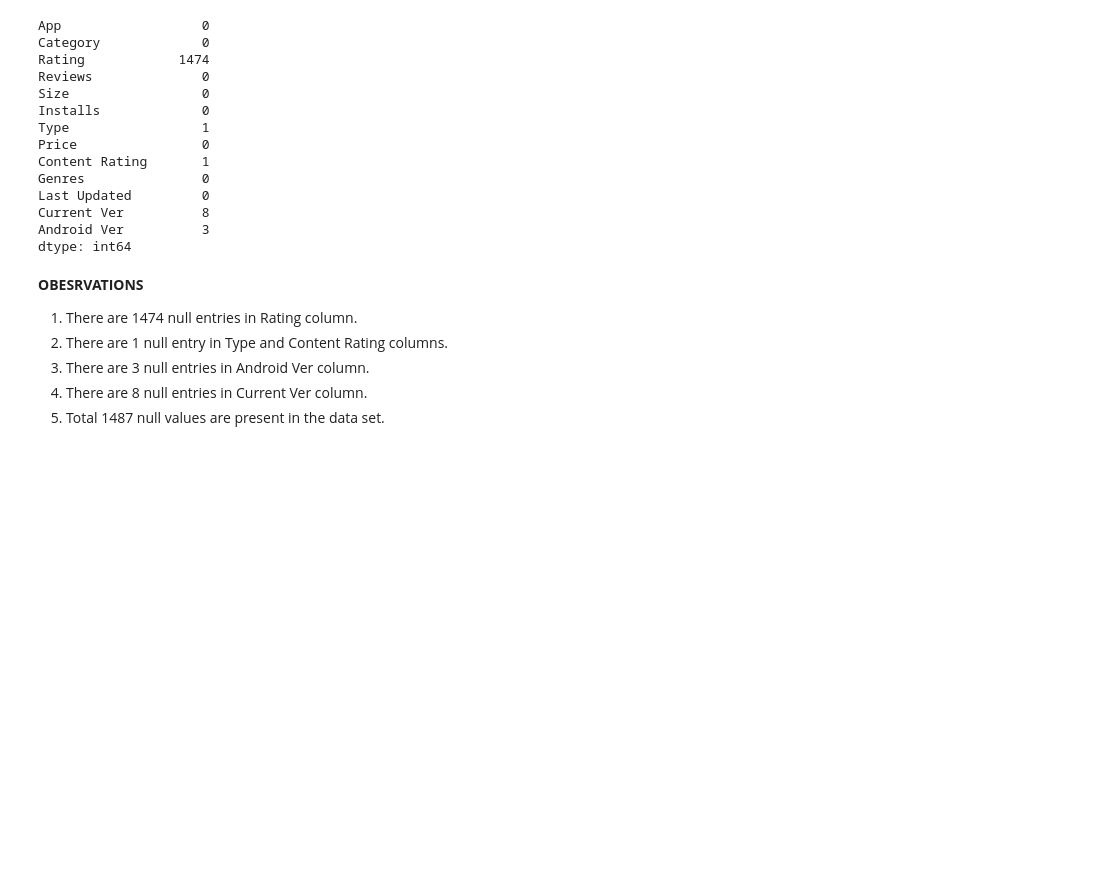
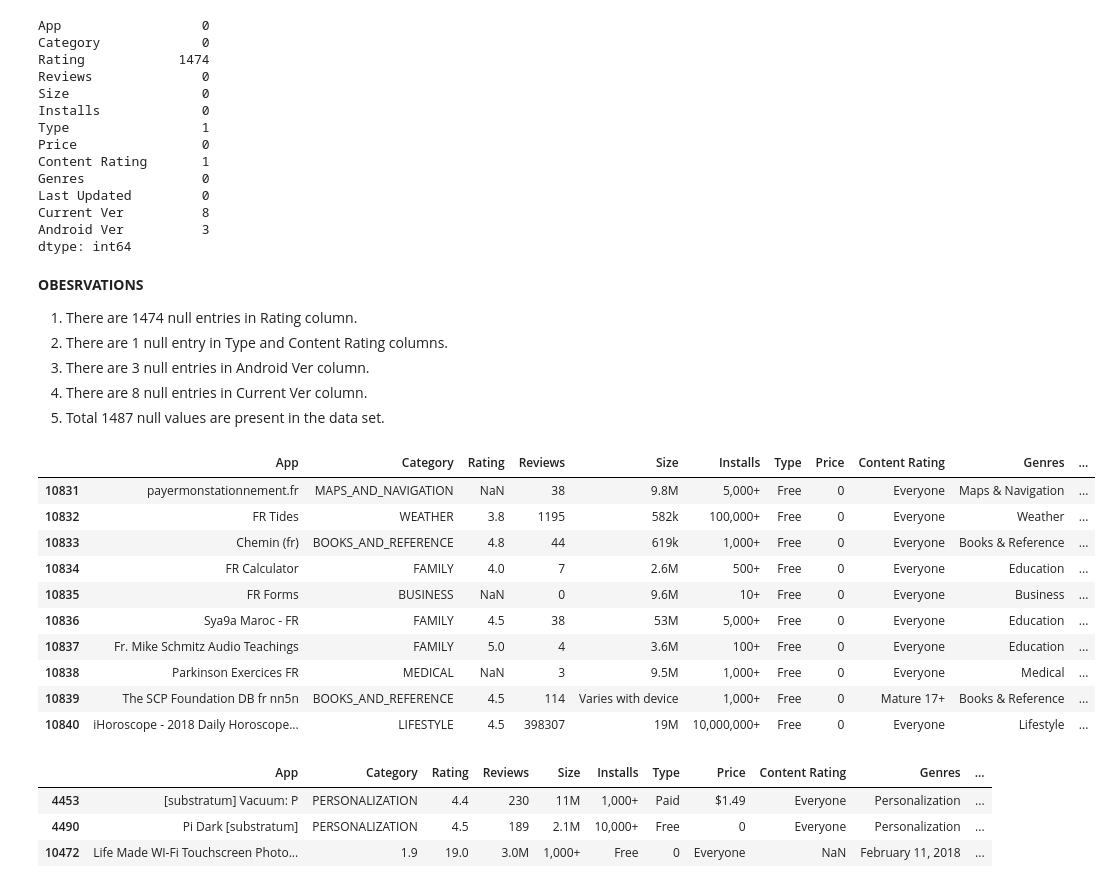
Before and after one commit to Nitin88611/Play-Store-App-Review-Analysis-EDA-1, a Jupyter notebook: Play_Store_EDA.ipynb, the cells around one changed output. Cells and saved outputs as stored; diff of their text form; code cells hidden in the pictures; blank space fills up the shorter version.

```diff
--- a/Play_Store_EDA.ipynb
+++ b/Play_Store_EDA.ipynb
@@ -129,3 +148,28 @@ dtype: int64
 3) There are 3 null entries in Android Ver column.<br>
 4) There are 8 null entries in Current Ver column.<br>
 5) Total 1487 null values are present in the data set.
+# %%
+# Viewing last 10 rows in the data set
+
+Playstoredf.tail(10)
+# %% [output]
+|  | App | Category | Rating | Reviews | Size | Installs | Type | Price | Content Rating | Genres | ... |
+| 10831 | payermonstationnement.fr | MAPS_AND_NAVIGATION | NaN | 38 | 9.8M | 5,000+ | Free | 0 | Everyone | Maps & Navigation | ... |
+| 10832 | FR Tides | WEATHER | 3.8 | 1195 | 582k | 100,000+ | Free | 0 | Everyone | Weather | ... |
+| 10833 | Chemin (fr) | BOOKS_AND_REFERENCE | 4.8 | 44 | 619k | 1,000+ | Free | 0 | Everyone | Books & Reference | ... |
+| 10834 | FR Calculator | FAMILY | 4.0 | 7 | 2.6M | 500+ | Free | 0 | Everyone | Education | ... |
+| 10835 | FR Forms | BUSINESS | NaN | 0 | 9.6M | 10+ | Free | 0 | Everyone | Business | ... |
+| 10836 | Sya9a Maroc - FR | FAMILY | 4.5 | 38 | 53M | 5,000+ | Free | 0 | Everyone | Education | ... |
+| 10837 | Fr. Mike Schmitz Audio Teachings | FAMILY | 5.0 | 4 | 3.6M | 100+ | Free | 0 | Everyone | Education | ... |
+| 10838 | Parkinson Exercices FR | MEDICAL | NaN | 3 | 9.5M | 1,000+ | Free | 0 | Everyone | Medical | ... |
+| 10839 | The SCP Foundation DB fr nn5n | BOOKS_AND_REFERENCE | 4.5 | 114 | Varies with device | 1,000+ | Free | 0 | Mature 17+ | Books & Reference | ... |
+| 10840 | iHoroscope - 2018 Daily Horoscope... | LIFESTYLE | 4.5 | 398307 | 19M | 10,000,000+ | Free | 0 | Everyone | Lifestyle | ... |
+# %%
+# Displaying the rows having null values
+
+Playstoredf[Playstoredf['Android Ver'].isnull()]
+# %% [output]
+|  | App | Category | Rating | Reviews | Size | Installs | Type | Price | Content Rating | Genres | ... |
+| 4453 | [substratum] Vacuum: P | PERSONALIZATION | 4.4 | 230 | 11M | 1,000+ | Paid | $1.49 | Everyone | Personalization | ... |
+| 4490 | Pi Dark [substratum] | PERSONALIZATION | 4.5 | 189 | 2.1M | 10,000+ | Free | 0 | Everyone | Personalization | ... |
+| 10472 | Life Made WI-Fi Touchscreen Photo... | 1.9 | 19.0 | 3.0M | 1,000+ | Free | 0 | Everyone | NaN | February 11, 2018 | ... |
```
Also changed, not shown: parts of 10 cells of this notebook.
